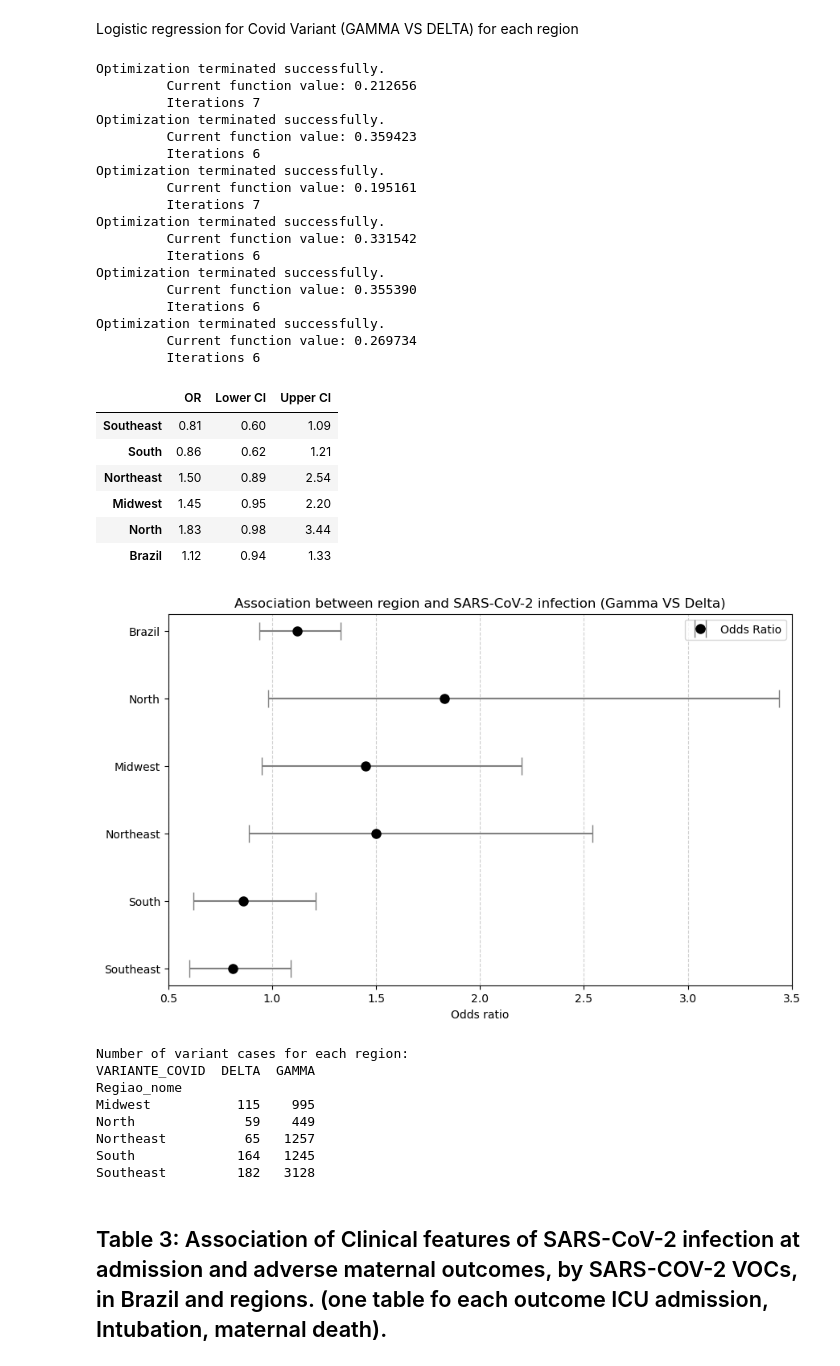
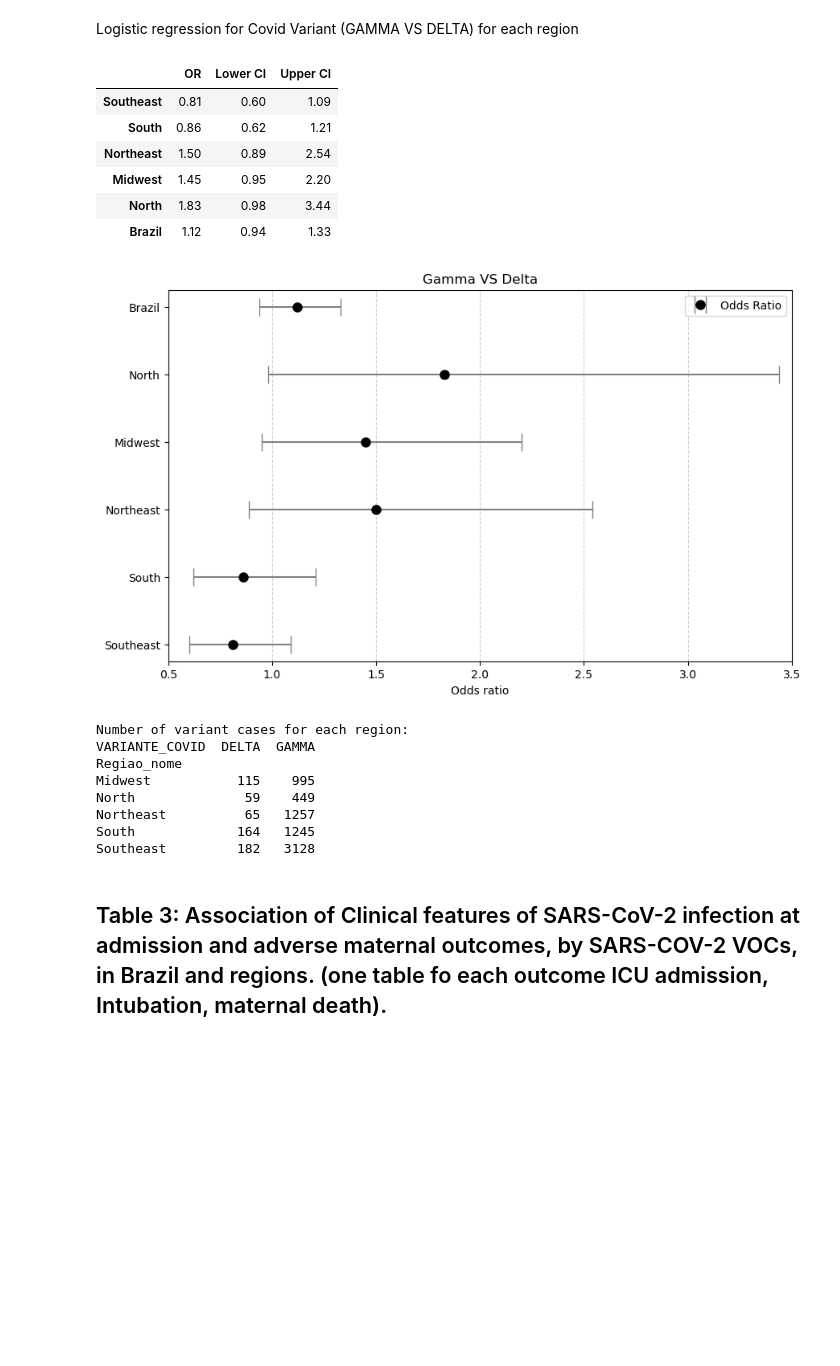
Before and after one commit to LucasTramonte/Analysis-SARS-CoV-2-variants, a Jupyter notebook: Logistic_Regression.ipynb, the cells around one changed output. Cells and saved outputs as stored; diff of their text form; code cells hidden in the pictures; blank space fills up the shorter version.

```diff
--- a/Logistic_Regression.ipynb
+++ b/Logistic_Regression.ipynb
@@ -18,7 +18,7 @@ import warnings
 # %% [markdown]
 Datasets
 # %%
-df_original = pd.read_csv('df_preprocessed.csv', delimiter=',')
+df_original = pd.read_csv('data/df_preprocessed.csv', delimiter=',')
 # %%
 df = df_original.copy(deep = True)
 df.drop(columns=['Unnamed: 0'], inplace= True)
@@ -478,7 +485,7 @@ upperCI = []
 for region, data_ in zip(region_list, data_list):
     with warnings.catch_warnings():
         warnings.simplefilter("ignore")
-        model = smf.logit("VARIANTE_COVID ~ UTI_EVOLUCAO", data=data_).fit()
+        model = smf.logit("VARIANTE_COVID ~ UTI_EVOLUCAO", data=data_).fit(disp=False)
         odds_ratios.append(np.exp(model.params[1]))
         lowerCI.append(np.exp(model.conf_int()[0][1]))
         upperCI.append(np.exp(model.conf_int()[1][1]))
@@ -603,7 +592,7 @@ upperCI = []
 for region, data_ in zip(region_list, data_list):
     with warnings.catch_warnings():
         warnings.simplefilter("ignore")
-        model = smf.logit("VARIANTE_COVID ~ UTI_EVOLUCAO", data=data_).fit()
+        model = smf.logit("VARIANTE_COVID ~ UTI_EVOLUCAO", data=data_).fit(disp=False)
         odds_ratios.append(np.exp(model.params[1]))
         lowerCI.append(np.exp(model.conf_int()[0][1]))
         upperCI.append(np.exp(model.conf_int()[1][1]))
@@ -717,7 +688,7 @@ upperCI = []
 for region, data_ in zip(region_list, data_list):
     with warnings.catch_warnings():
         warnings.simplefilter("ignore")
-        model = smf.logit("VARIANTE_COVID ~ UTI_EVOLUCAO", data=data_).fit()
+        model = smf.logit("VARIANTE_COVID ~ UTI_EVOLUCAO", data=data_).fit(disp=False)
         odds_ratios.append(np.exp(model.params[1]))
         lowerCI.append(np.exp(model.conf_int()[0][1]))
         upperCI.append(np.exp(model.conf_int()[1][1]))
@@ -733,61 +704,43 @@ display(or_)
 fig, ax = plt.subplots(figsize=(10, 6))
 ax.errorbar(or_['OR'], or_.index, xerr=[or_['OR'] - or_['Lower CI'], or_['Upper CI'] - or_['OR']],
             fmt='o', markersize=8, capsize=8, color='black', ecolor='gray')
 
 # Adding labels and title to the graph
 ax.set_xlabel("Odds ratio")
-ax.set_title('Association between region and SARS-CoV-2 infection (Gamma VS Delta)')
+ax.set_title('Gamma VS Delta')
 ax.set_xlim(0.5, 3.5)
 
 # Adding a legend for better understanding
 ax.legend(['Odds Ratio'])
 
 # Adding a grid to the x-axis for better readability
 ax.grid(axis='x', linestyle='--', alpha=0.6)
 
 plt.show()
 
 # Additional information about variant cases for each region
 crosstab_gamma_delta_REGION = pd.crosstab(df_temp['Regiao_nome'], df_temp['VARIANTE_COVID'])
 crosstab_gamma_delta_REGION.rename(columns={0: "DELTA", 1: "GAMMA"}, inplace=True)
 print()
 print("Number of variant cases for each region:")
 print(crosstab_gamma_delta_REGION)
 # %% [output]
-Optimization terminated successfully.
-         Current function value: 0.212656
-         Iterations 7
-Optimization terminated successfully.
-         Current function value: 0.359423
-         Iterations 6
-Optimization terminated successfully.
-         Current function value: 0.195161
-         Iterations 7
-Optimization terminated successfully.
-         Current function value: 0.331542
-         Iterations 6
-Optimization terminated successfully.
-         Current function value: 0.355390
-         Iterations 6
-Optimization terminated successfully.
-         Current function value: 0.269734
-         Iterations 6
 |  | OR | Lower CI | Upper CI |
 | Southeast | 0.81 | 0.60 | 1.09 |
 | South | 0.86 | 0.62 | 1.21 |
 | Northeast | 1.50 | 0.89 | 2.54 |
 | Midwest | 1.45 | 0.95 | 2.20 |
 | North | 1.83 | 0.98 | 3.44 |
 | Brazil | 1.12 | 0.94 | 1.33 |
-[figure, old version]
+[figure, new version]
-Number of variant cases for each region:
-VARIANTE_COVID  DELTA  GAMMA
-Regiao_nome
-Midwest           115    995
-North              59    449
-Northeast          65   1257
-South             164   1245
-Southeast         182   3128
+Number of variant cases for each region:
+VARIANTE_COVID  DELTA  GAMMA
+Regiao_nome
+Midwest           115    995
+North              59    449
+Northeast          65   1257
+South             164   1245
+Southeast         182   3128
 # %% [markdown]
 ## Table 3: Association of Clinical features of SARS-CoV-2 infection at admission and adverse maternal outcomes, by SARS-COV-2 VOCs,  in Brazil and regions.  (one table fo each outcome ICU admission, Intubation, maternal death).
 # %% [markdown]
```
Also changed, not shown: parts of 20 cells of this notebook, 7 other files.
